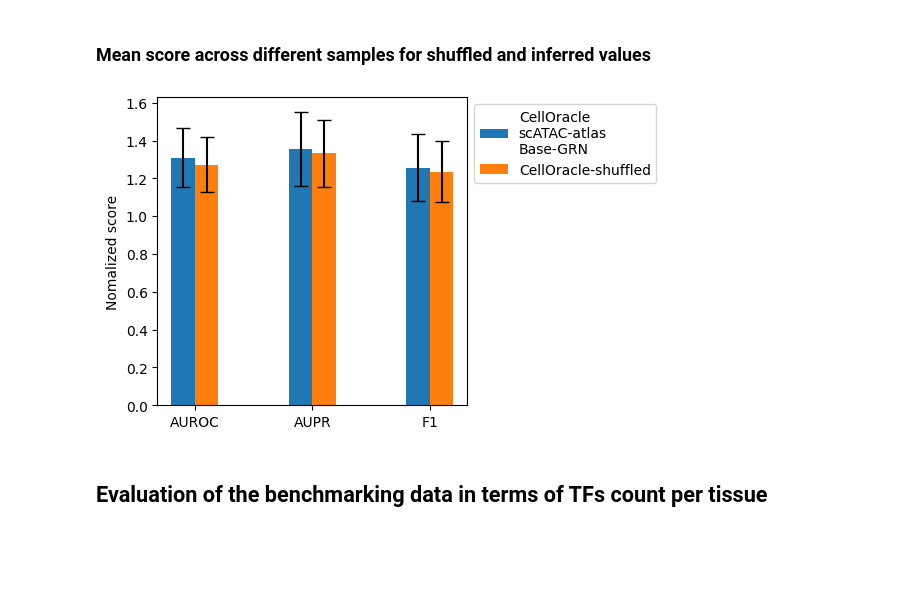
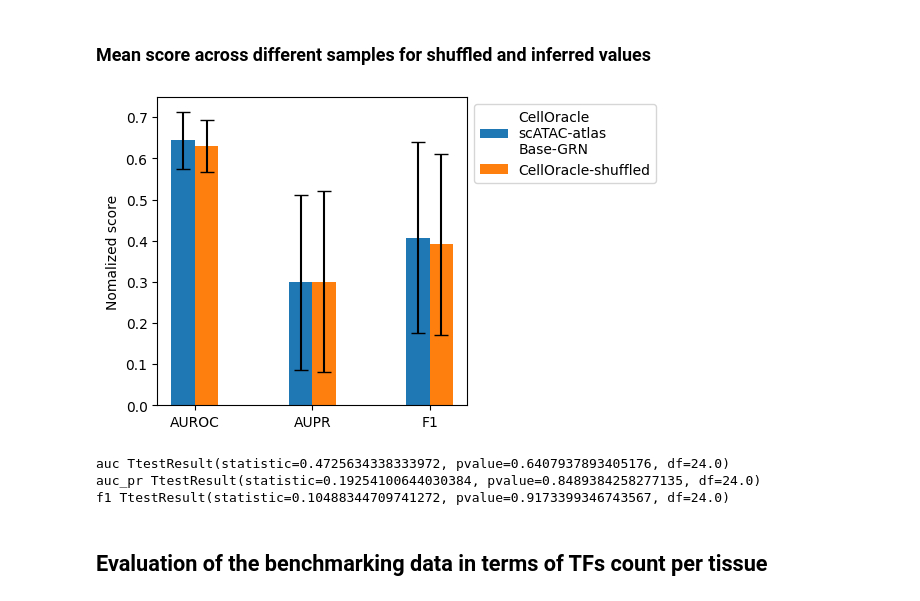
Before and after one commit to janursa/CO_evaluation, a Jupyter notebook: notebooks/CO_evaluation.ipynb, the cells around one changed output. Saved outputs shown, nothing was run; the diff lists cells and outputs as text; code cells hidden in the pictures; blank space fills up the shorter version.

```diff
--- a/notebooks/CO_evaluation.ipynb
+++ b/notebooks/CO_evaluation.ipynb
@@ -124,37 +281,50 @@ SCORES_DIR = f'../results/CO/benchmark/scores_{benchmark_method}'
 
 # Collecting the mean and standard deviation for each method and metric
 for metric in metrics:
     df = pd.read_csv(f'{SCORES_DIR}/scores_all_{metric}.csv', index_col=0)
-    if metric in ['auc_pr', 'f1', 'auc']:  # Normalize if needed
-        baseline = pd.read_csv(f'{SCORES_DIR}/scores_all_{metric}_random.csv', index_col=0)
-        df = df / baseline
+    # if metric in ['auc_pr', 'f1', 'auc']:  # Normalize if needed
+    #     baseline = pd.read_csv(f'{SCORES_DIR}/scores_all_{metric}_random.csv', index_col=0)
+    #     df = df / baseline
     means.append(df.mean().values)
     stds.append(df.std().values)
 
 # Convert lists to numpy arrays
 means = np.array(means)
 stds = np.array(stds)
 
 # Plotting
 positions = np.arange(len(metrics))
 width = 0.2
 
 fig, ax = plt.subplots(figsize=(4,4))
 
 for i, method in enumerate(methods):
     if method=='shuffled':
         method = 'CellOracle-shuffled'
     ax.bar(positions - width/2 + i * width, means[:, i], width, yerr=stds[:, i],
            label=method, capsize=5)
 ax.set_ylabel('Nomalized score')
 # ax.set_title('Scores by metric and method')
 ax.set_xticks(positions)
 ax.set_xticklabels([ 'AUROC',  'AUPR', 'F1'])
 ax.legend(loc='upper left', bbox_to_anchor=(1, 1))
 
 plt.show()
 # %% [output]
-[figure, old version]
+[figure, new version]
+# %%
+import scipy
+for metric in metrics:
+    df = pd.read_csv(f'{SCORES_DIR}/scores_all_{metric}.csv', index_col=0)
+
+    method_1 = df['CellOracle\nscATAC-atlas\nBase-GRN'].values
+    method_2 = df['shuffled'].values
+
+    print(metric, scipy.stats.ttest_ind(method_1, method_2))
+# %% [output]
+auc TtestResult(statistic=0.4725634338333972, pvalue=0.6407937893405176, df=24.0)
+auc_pr TtestResult(statistic=0.19254100644030384, pvalue=0.8489384258277135, df=24.0)
+f1 TtestResult(statistic=0.10488344709741272, pvalue=0.9173399346743567, df=24.0)
 # %% [markdown]
 ## Evaluation of the benchmarking data in terms of TFs count per tissue
 # %%
```
Also changed, not shown: parts of 31 cells of this notebook, 5 other files.
